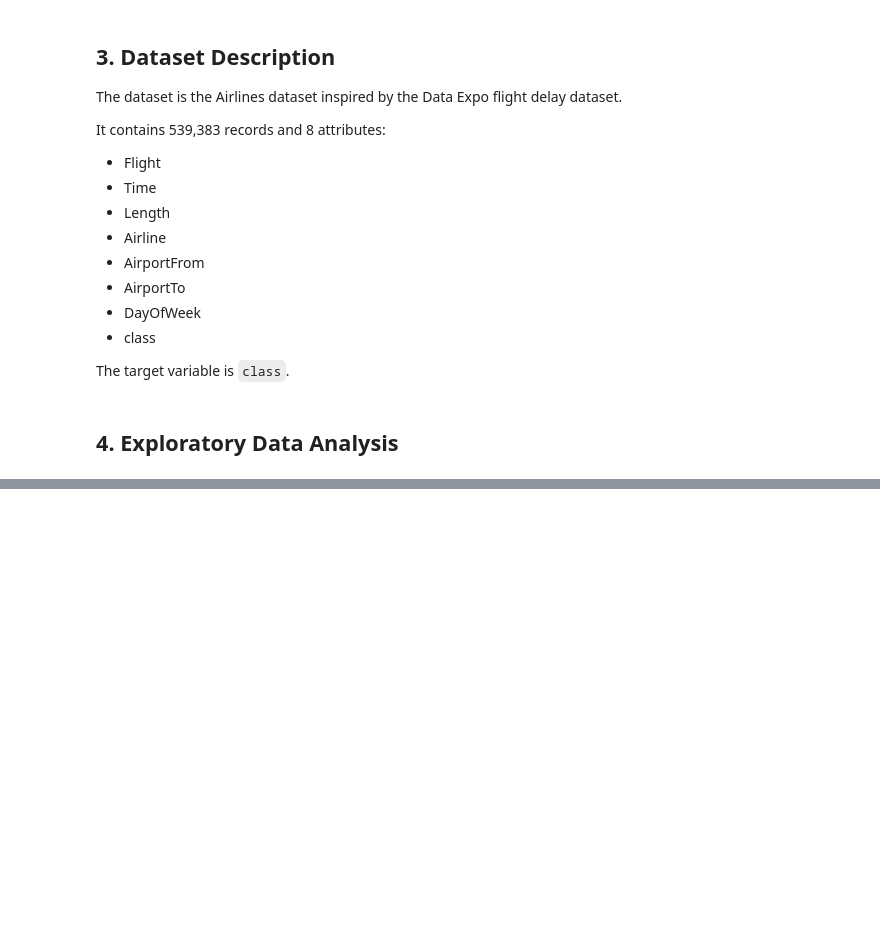
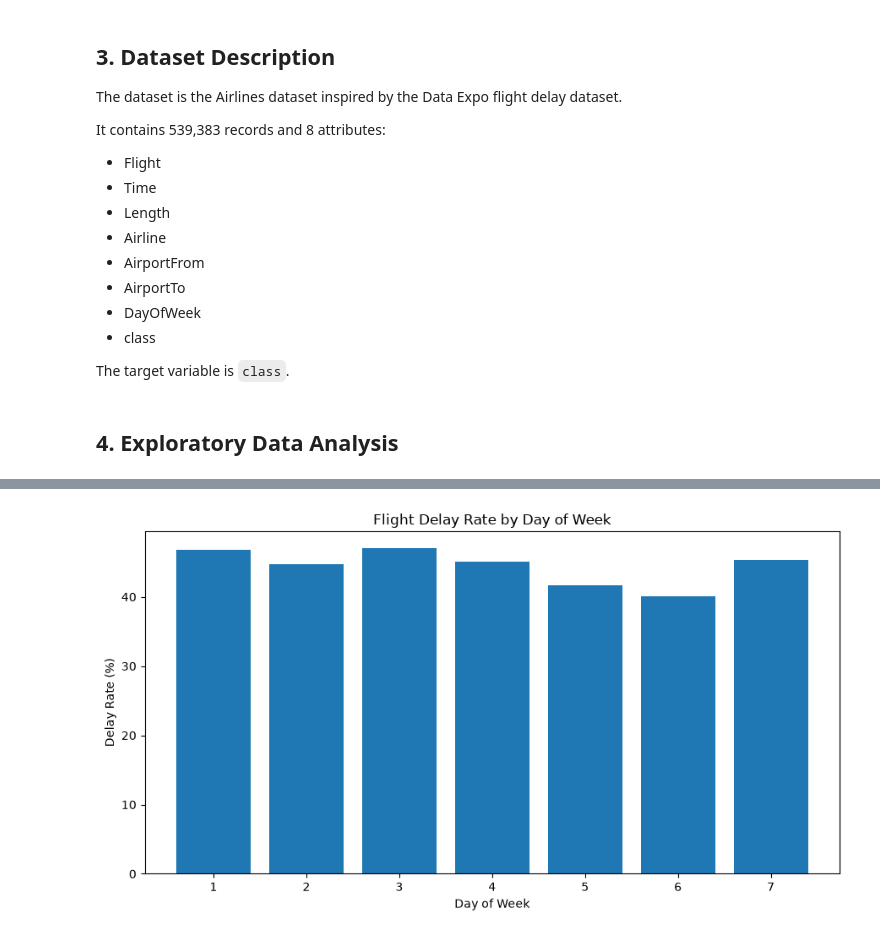
Before and after one commit to ducmanh9898-sudo/flight-delay-prediction-mlops, a Jupyter notebook: notebooks/01_flight_delay_experiment.ipynb, the cells around one changed output, grey strips where cells are left out. Cells and saved outputs as stored; diff of their text form; code cells hidden in the pictures; blank space fills up the shorter version.

```diff
--- a/notebooks/01_flight_delay_experiment.ipynb
+++ b/notebooks/01_flight_delay_experiment.ipynb
@@ -53,0 +288,17 @@ df.head()
+# %%
+day_delay = (
+    df.groupby("DayOfWeek", observed=True)["class"]
+      .agg(["count", "mean"])
+      .rename(columns={
+          "count": "Number_of_Flights",
+          "mean": "Delay_Rate"
+      })
+)
+
+day_delay["Delay_Rate_Percent"] = (
+    day_delay["Delay_Rate"] * 100
+).round(2)
+
+day_delay = day_delay.sort_index()
+
+day_delay
@@ -53,0 +315,16 @@ df.head()
+# %%
+plt.figure(figsize=(9, 5))
+
+plt.bar(
+    day_delay.index.astype(str),
+    day_delay["Delay_Rate_Percent"]
+)
+
+plt.title("Flight Delay Rate by Day of Week")
+plt.xlabel("Day of Week")
+plt.ylabel("Delay Rate (%)")
+
+plt.tight_layout()
+plt.show()
+# %% [output]
+[figure, added]
```
Also changed, not shown: parts of 95 cells of this notebook, 4 other files.
